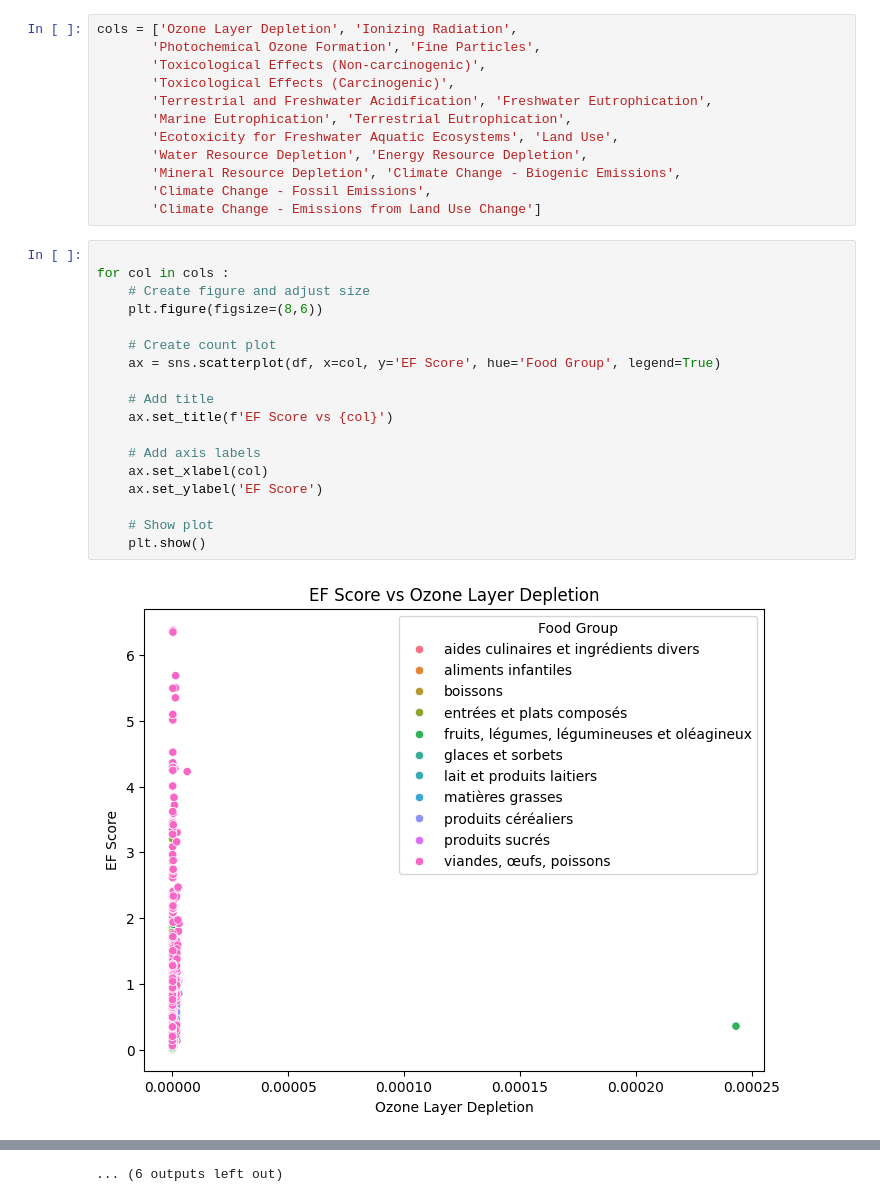
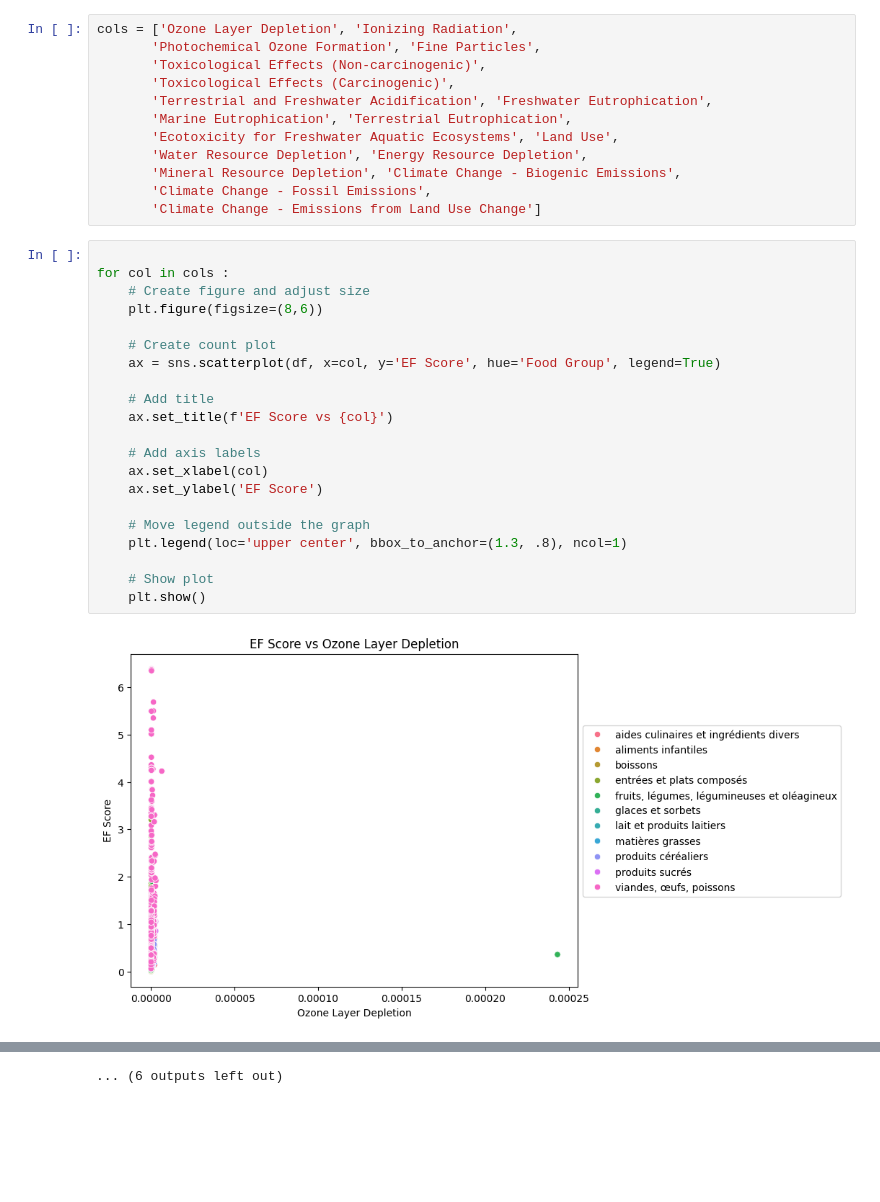
Before and after one commit to ABF-QC/Module2_Project3, a Jupyter notebook: notebook/Data_Analysis.ipynb, the cells around one changed output, grey strips where cells are left out. Saved outputs shown, nothing was run; the diff lists cells and outputs as text; blank space fills up the shorter version.

Commit message:
Adjusting legend graph

```diff
--- a/notebook/Data_Analysis.ipynb
+++ b/notebook/Data_Analysis.ipynb
@@ -321,20 +321,23 @@ cols = ['Ozone Layer Depletion', 'Ionizing Radiation',
 # %%
 
 for col in cols :
     # Create figure and adjust size
     plt.figure(figsize=(8,6))
 
     # Create count plot
     ax = sns.scatterplot(df, x=col, y='EF Score', hue='Food Group', legend=True)
 
     # Add title
     ax.set_title(f'EF Score vs {col}')
 
     # Add axis labels
     ax.set_xlabel(col)
     ax.set_ylabel('EF Score')
 
+    # Move legend outside the graph
+    plt.legend(loc='upper center', bbox_to_anchor=(1.3, .8), ncol=1)
+
     # Show plot
     plt.show()
 # %% [output]
-[figure, old version]
+[figure, new version]
```
Also changed, not shown: parts of 1 cell of this notebook.
